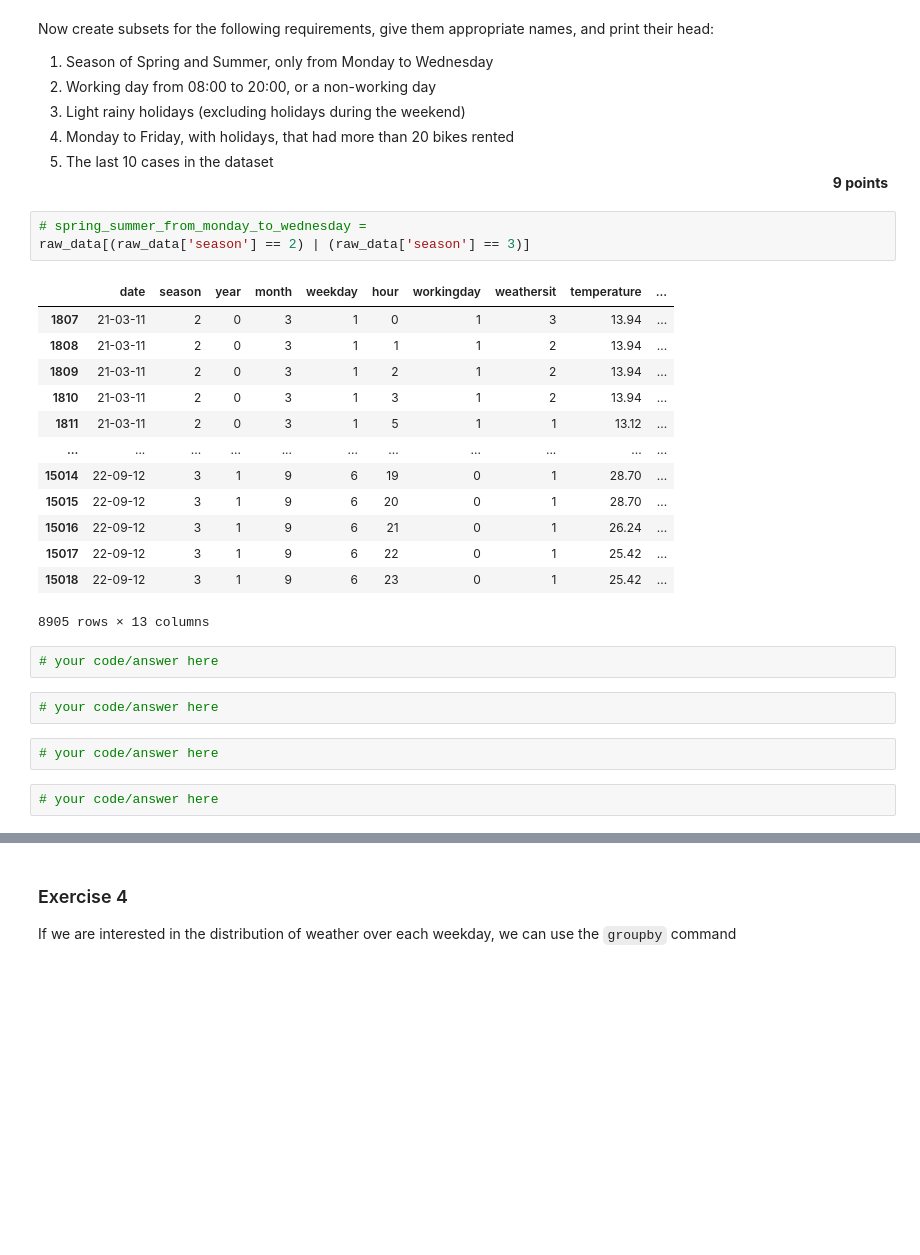
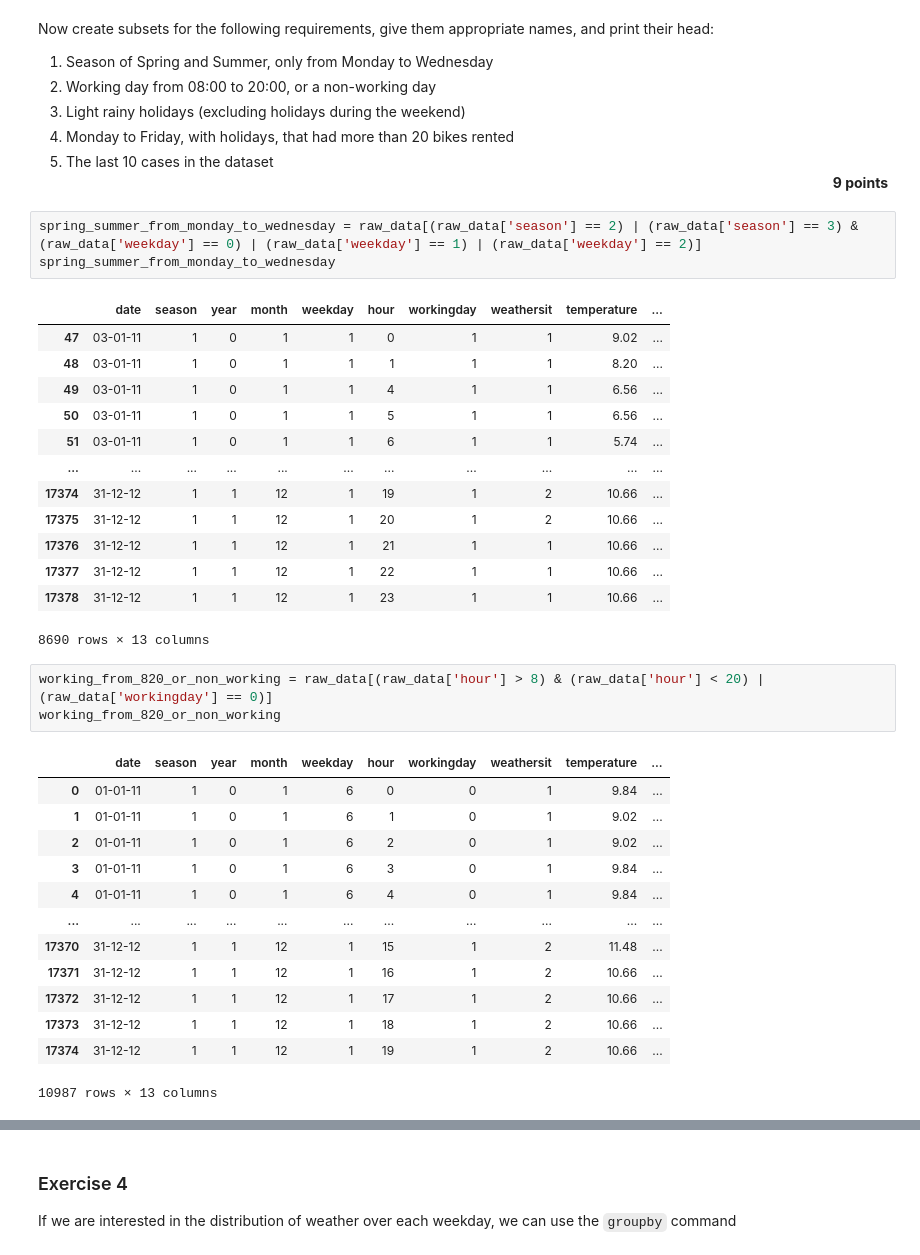
Before and after one commit to felixleopold/Frequentist-Statistics, a Jupyter notebook: FS_Assignment1/Assignment1.ipynb, the cells around one changed output, grey strips where cells are left out. Saved outputs shown, nothing was run; the diff lists cells and outputs as text; blank space fills up the shorter version.

```diff
--- a/FS_Assignment1/Assignment1.ipynb
+++ b/FS_Assignment1/Assignment1.ipynb
@@ -295,27 +295,36 @@ Now create subsets for the following requirements, give them appropriate names,
 4. Monday to Friday, with holidays, that had more than 20 bikes rented
 5. The last 10 cases in the dataset <div style='text-align: right;'>**9 points**</div>
 # %%
-# spring_summer_from_monday_to_wednesday =
-raw_data[(raw_data['season'] == 2) | (raw_data['season'] == 3)]
+spring_summer_from_monday_to_wednesday = raw_data[(raw_data['season'] == 2) | (raw_data['season'] == 3) & (raw_data['weekday'] == 0) | (raw_data['weekday'] == 1) | (raw_data['weekday'] == 2)]
+spring_summer_from_monday_to_wednesday
 # %% [output]
 |  | date | season | year | month | weekday | hour | workingday | weathersit | temperature | ... |
-| 1807 | 21-03-11 | 2 | 0 | 3 | 1 | 0 | 1 | 3 | 13.94 | ... |
-| 1808 | 21-03-11 | 2 | 0 | 3 | 1 | 1 | 1 | 2 | 13.94 | ... |
-| 1809 | 21-03-11 | 2 | 0 | 3 | 1 | 2 | 1 | 2 | 13.94 | ... |
-| 1810 | 21-03-11 | 2 | 0 | 3 | 1 | 3 | 1 | 2 | 13.94 | ... |
-| 1811 | 21-03-11 | 2 | 0 | 3 | 1 | 5 | 1 | 1 | 13.12 | ... |
+| 47 | 03-01-11 | 1 | 0 | 1 | 1 | 0 | 1 | 1 | 9.02 | ... |
+| 48 | 03-01-11 | 1 | 0 | 1 | 1 | 1 | 1 | 1 | 8.20 | ... |
+| 49 | 03-01-11 | 1 | 0 | 1 | 1 | 4 | 1 | 1 | 6.56 | ... |
+| 50 | 03-01-11 | 1 | 0 | 1 | 1 | 5 | 1 | 1 | 6.56 | ... |
+| 51 | 03-01-11 | 1 | 0 | 1 | 1 | 6 | 1 | 1 | 5.74 | ... |
 | ... | ... | ... | ... | ... | ... | ... | ... | ... | ... | ... |
-| 15014 | 22-09-12 | 3 | 1 | 9 | 6 | 19 | 0 | 1 | 28.70 | ... |
-| 15015 | 22-09-12 | 3 | 1 | 9 | 6 | 20 | 0 | 1 | 28.70 | ... |
-| 15016 | 22-09-12 | 3 | 1 | 9 | 6 | 21 | 0 | 1 | 26.24 | ... |
-| 15017 | 22-09-12 | 3 | 1 | 9 | 6 | 22 | 0 | 1 | 25.42 | ... |
-| 15018 | 22-09-12 | 3 | 1 | 9 | 6 | 23 | 0 | 1 | 25.42 | ... |
+| 17374 | 31-12-12 | 1 | 1 | 12 | 1 | 19 | 1 | 2 | 10.66 | ... |
+| 17375 | 31-12-12 | 1 | 1 | 12 | 1 | 20 | 1 | 2 | 10.66 | ... |
+| 17376 | 31-12-12 | 1 | 1 | 12 | 1 | 21 | 1 | 1 | 10.66 | ... |
+| 17377 | 31-12-12 | 1 | 1 | 12 | 1 | 22 | 1 | 1 | 10.66 | ... |
+| 17378 | 31-12-12 | 1 | 1 | 12 | 1 | 23 | 1 | 1 | 10.66 | ... |
-8905 rows × 13 columns
+8690 rows × 13 columns
-# %%
-# your code/answer here
-# %%
-# your code/answer here
-# %%
-# your code/answer here
-# %%
-# your code/answer here
+# %%
+working_from_820_or_non_working = raw_data[(raw_data['hour'] > 8) & (raw_data['hour'] < 20) | (raw_data['workingday'] == 0)]
+working_from_820_or_non_working
+# %% [output]
+|  | date | season | year | month | weekday | hour | workingday | weathersit | temperature | ... |
+| 0 | 01-01-11 | 1 | 0 | 1 | 6 | 0 | 0 | 1 | 9.84 | ... |
+| 1 | 01-01-11 | 1 | 0 | 1 | 6 | 1 | 0 | 1 | 9.02 | ... |
+| 2 | 01-01-11 | 1 | 0 | 1 | 6 | 2 | 0 | 1 | 9.02 | ... |
+| 3 | 01-01-11 | 1 | 0 | 1 | 6 | 3 | 0 | 1 | 9.84 | ... |
+| 4 | 01-01-11 | 1 | 0 | 1 | 6 | 4 | 0 | 1 | 9.84 | ... |
+| ... | ... | ... | ... | ... | ... | ... | ... | ... | ... | ... |
+| 17370 | 31-12-12 | 1 | 1 | 12 | 1 | 15 | 1 | 2 | 11.48 | ... |
+| 17371 | 31-12-12 | 1 | 1 | 12 | 1 | 16 | 1 | 2 | 10.66 | ... |
+| 17372 | 31-12-12 | 1 | 1 | 12 | 1 | 17 | 1 | 2 | 10.66 | ... |
+| 17373 | 31-12-12 | 1 | 1 | 12 | 1 | 18 | 1 | 2 | 10.66 | ... |
+| 17374 | 31-12-12 | 1 | 1 | 12 | 1 | 19 | 1 | 2 | 10.66 | ... |
+10987 rows × 13 columns
```
Also changed, not shown: parts of 8 cells of this notebook.
